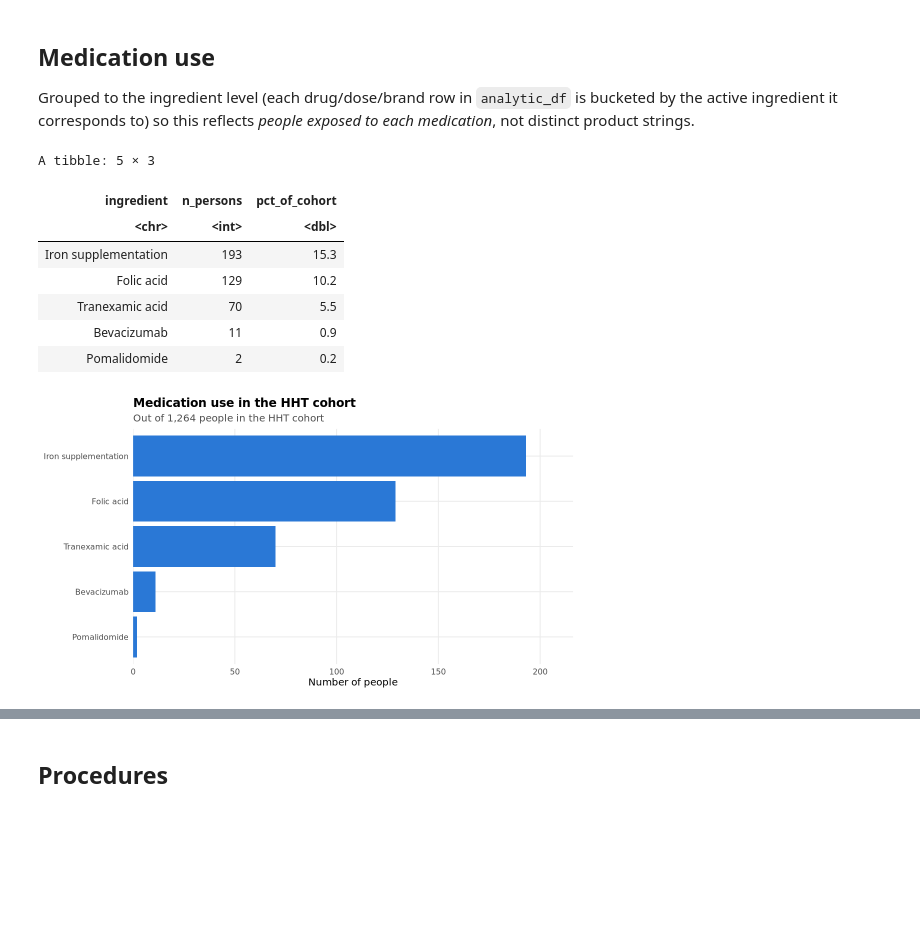
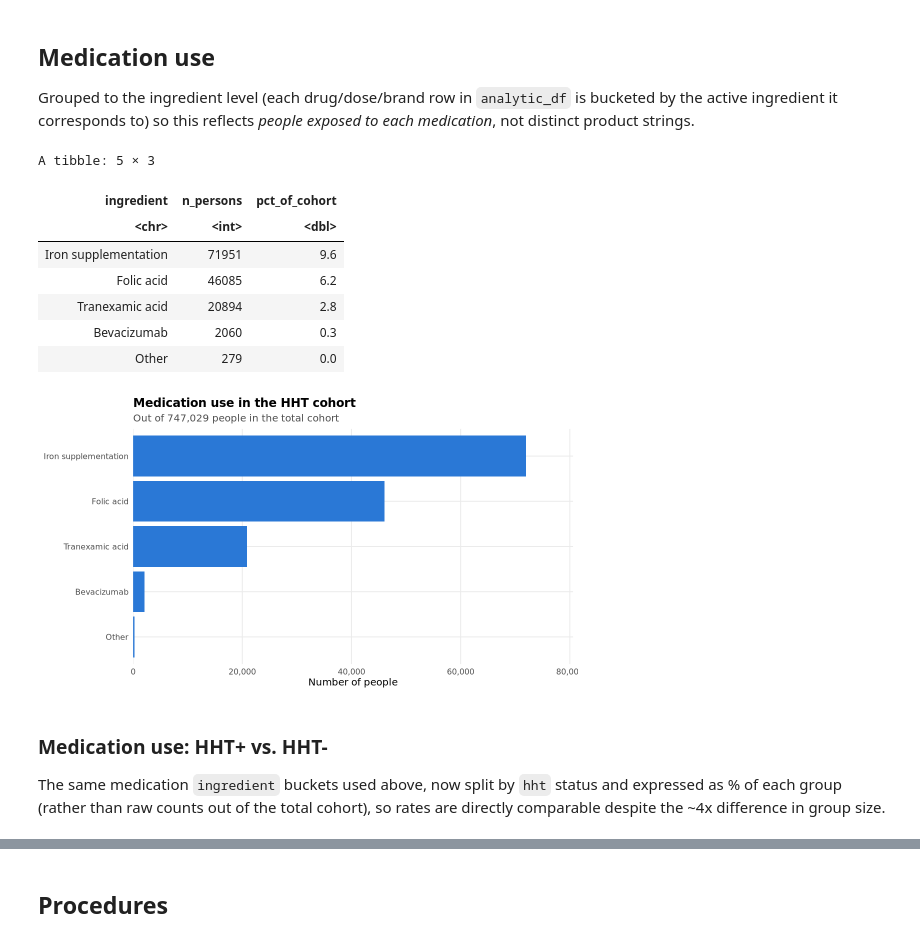
Before and after one commit to kevin-lee-ma/HHT, a Jupyter notebook: HHT Epi Analysis R.ipynb, the cells around one changed output, grey strips where cells are left out. Saved outputs shown, nothing was run; the diff lists cells and outputs as text; code cells hidden in the pictures; blank space fills up the shorter version.

```diff
--- a/HHT Epi Analysis R.ipynb
+++ b/HHT Epi Analysis R.ipynb
@@ -114,0 +435,20 @@ person_df <- person_df %>% filter(person_id %in% hht_only)
+# %%
+# Distinct diagnosis-coding dates per person, among the 260 HHT-diagnosed people.
+hht_diagnosis_events <- analytic_df %>%
+  filter(domain == "condition") %>%
+  filter(str_detect(concept_name, regex("osler", ignore_case = TRUE))) %>%
+  filter(person_id %in% hht_dict) %>%
+  distinct(person_id, event_date)
+
+diagnosis_count_per_person <- hht_diagnosis_events %>%
+  count(person_id, name = "n_diagnosis_events")
+
+cat("HHT-diagnosed cohort:", length(hht_dict), "people\n")
+cat("People with exactly 1 distinct diagnosis-coding date:",
+    sum(diagnosis_count_per_person$n_diagnosis_events == 1), "\n")
+cat("People with >1 distinct diagnosis-coding dates:",
+    sum(diagnosis_count_per_person$n_diagnosis_events > 1),
+    sprintf("(%.1f%% of the diagnosed cohort)", 100 * mean(diagnosis_count_per_person$n_diagnosis_events > 1)), "\n")
+
+cat("\nDistribution of number of distinct diagnosis-coding dates per person:\n")
+print(table(diagnosis_count_per_person$n_diagnosis_events))
@@ -115,3 +470,20 @@ person_df <- person_df %>% filter(person_id %in% hht_only)
+# %%
+# Disabled for now.
+if (FALSE) {
+    # Restrict the HHT-diagnosed cohort to those with repeated (>1) distinct
+# diagnosis-coding dates, dropping the impure single-coding cases
+# flagged in the purity check above.
+hht_dict_impure <- diagnosis_count_per_person %>%
+filter(n_diagnosis_events == 1) %>%
+pull(person_id)
+
+hht_dict <- setdiff(hht_dict, hht_dict_impure)
+analytic_df <- analytic_df %>% filter(!person_id %in% hht_dict_impure)
+person_df <- person_df %>% filter(!person_id %in% hht_dict_impure)
+
+cat("Dropped", length(hht_dict_impure), "person(s) with only 1 distinct diagnosis-coding date.\n")
+cat("Remaining HHT-diagnosed cohort:", length(hht_dict), "people\n")
+}
 # %% [markdown]
 ## Cohort demographics
 # %% [markdown]
@@ -286,36 +1022,40 @@ not distinct product strings.
 # %%
 drug_summary <- analytic_df %>%
   filter(domain == "drug") %>%
   mutate(ingredient = case_when(
     str_detect(concept_name, regex("bevacizumab", ignore_case = TRUE))    ~ "Bevacizumab",
     str_detect(concept_name, regex("pomalidomide", ignore_case = TRUE))   ~ "Pomalidomide",
     str_detect(concept_name, regex("tranexamic", ignore_case = TRUE))     ~ "Tranexamic acid",
     str_detect(concept_name, regex("folic acid", ignore_case = TRUE))     ~ "Folic acid",
     str_detect(concept_name, regex("iron|ferrous", ignore_case = TRUE))   ~ "Iron supplementation",
     TRUE ~ "Other"
   )) %>%
   distinct(person_id, ingredient) %>%
   count(ingredient, name = "n_persons") %>%
   mutate(pct_of_cohort = round(100 * n_persons / cohort_n, 1)) %>%
   arrange(desc(n_persons))
 
 drug_summary
 
 ggplot(drug_summary, aes(x = reorder(ingredient, n_persons), y = n_persons)) +
   geom_col(fill = bar_fill) +
   coord_flip() +
   scale_y_continuous(labels = comma, expand = expansion(mult = c(0, 0.12))) +
   labs(title = "Medication use in the HHT cohort",
-       subtitle = paste0("Out of ", comma(cohort_n), " people in the HHT cohort"),
+       subtitle = paste0("Out of ", comma(cohort_n), " people in the total cohort"),
        x = NULL, y = "Number of people") +
   theme_epi
 # %% [output]
 A tibble: 5 × 3
 | ingredient | n_persons | pct_of_cohort |
 | <chr> | <int> | <dbl> |
-| Iron supplementation | 193 | 15.3 |
-| Folic acid | 129 | 10.2 |
-| Tranexamic acid | 70 | 5.5 |
-| Bevacizumab | 11 | 0.9 |
-| Pomalidomide | 2 | 0.2 |
+| Iron supplementation | 71951 | 9.6 |
+| Folic acid | 46085 | 6.2 |
+| Tranexamic acid | 20894 | 2.8 |
+| Bevacizumab | 2060 | 0.3 |
+| Other | 279 | 0.0 |
-[figure, old version]
+[figure, new version]
+# %% [markdown]
+### Medication use: HHT+ vs. HHT-
+
+The same medication `ingredient` buckets used above, now split by `hht` status and expressed as % of each group (rather than raw counts out of the total cohort), so rates are directly comparable despite the ~4x difference in group size.
```
Also changed, not shown: parts of 93 cells of this notebook, 11 other files.
